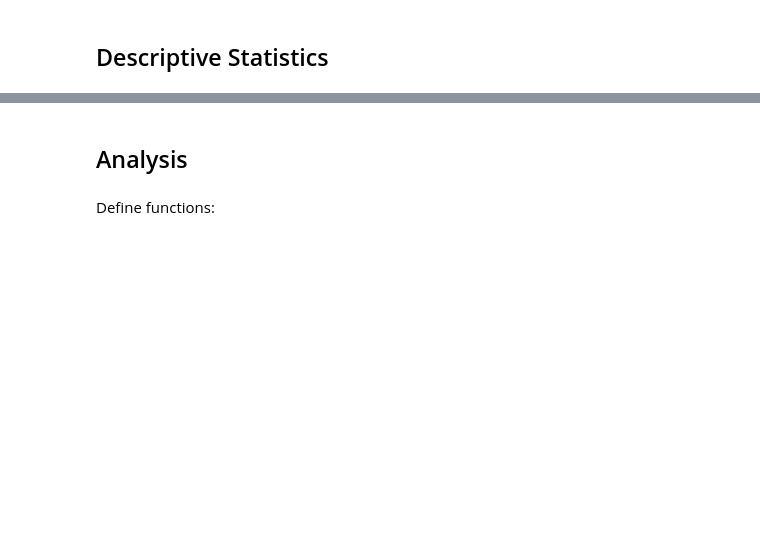
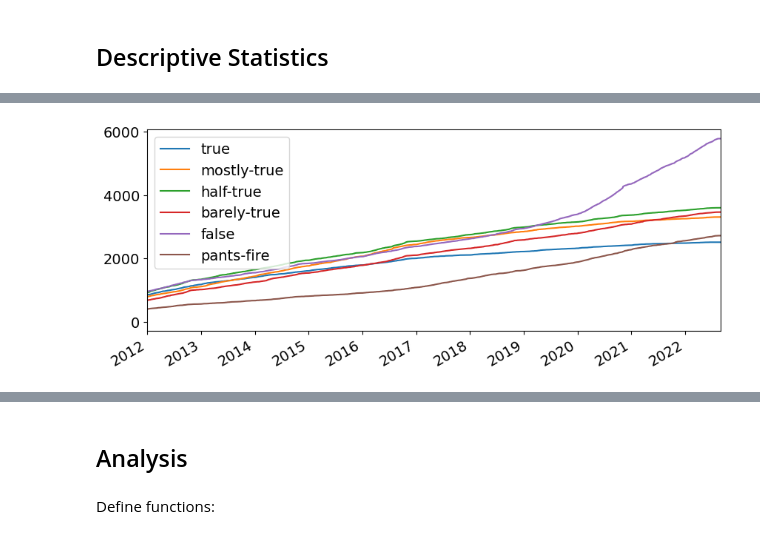
Before and after one commit to pgb206/ISDS2022_group7, a Jupyter notebook: project_copy/project.ipynb, the cells around one changed output, grey strips where cells are left out. Drawn from its saved outputs; the diff is of its cells as text; code cells hidden in the pictures; blank space fills up the shorter version.

```diff
--- a/project_copy/project.ipynb
+++ b/project_copy/project.ipynb
@@ -496,0 +569,29 @@ plt.rcParams['figure.figsize'] = 10, 4 # set default size of plots
+# %%
+# Drop observations with different scale
+df_temp = df_temp[~df_temp['Meter'].isin(['full-flop', 'half-flip', 'no-flip'])]
+
+cat_by_date = {}
+
+# Extract and count tags used in article by date
+for date in df_temp['Date'].unique():
+    df_new=df_temp[df_temp['Date']==date]
+    tag_values = pd.Series(df_new['Meter']).value_counts()
+    cat_by_date[date] = tag_values #Make dictionary: Key = date. Value is count of statement classification (pants-on-fire, false, true etc)
+
+
+
+cat_by_date = dict(sorted(cat_by_date.items())) #Sort the dict by date
+
+reorder_list = ['true', 'mostly-true', 'half-true', 'barely-true', 'false', 'pants-fire'] #define order of sorting to dataframe
+
+df_cat = pd.DataFrame(cat_by_date).fillna(0)
+df_cat = df_cat.reindex(reorder_list) #reorder according to above list
+
+df_cat_dev_cuma = df_cat.iloc[:, :]\
+    .cumsum(axis=1)
+
+cat_plot = df_cat_dev_cuma.T.iloc[:, :].plot()
+cat_plot.set_xlim(pd.Timestamp('2012-01-01'), pd.Timestamp('2022-08-31'))
+plt.savefig('figs/fig2.pdf', bbox_inches='tight')
+# %% [output]
+[figure, added]
```
Also changed, not shown: parts of 37 cells of this notebook, 5 other files.
